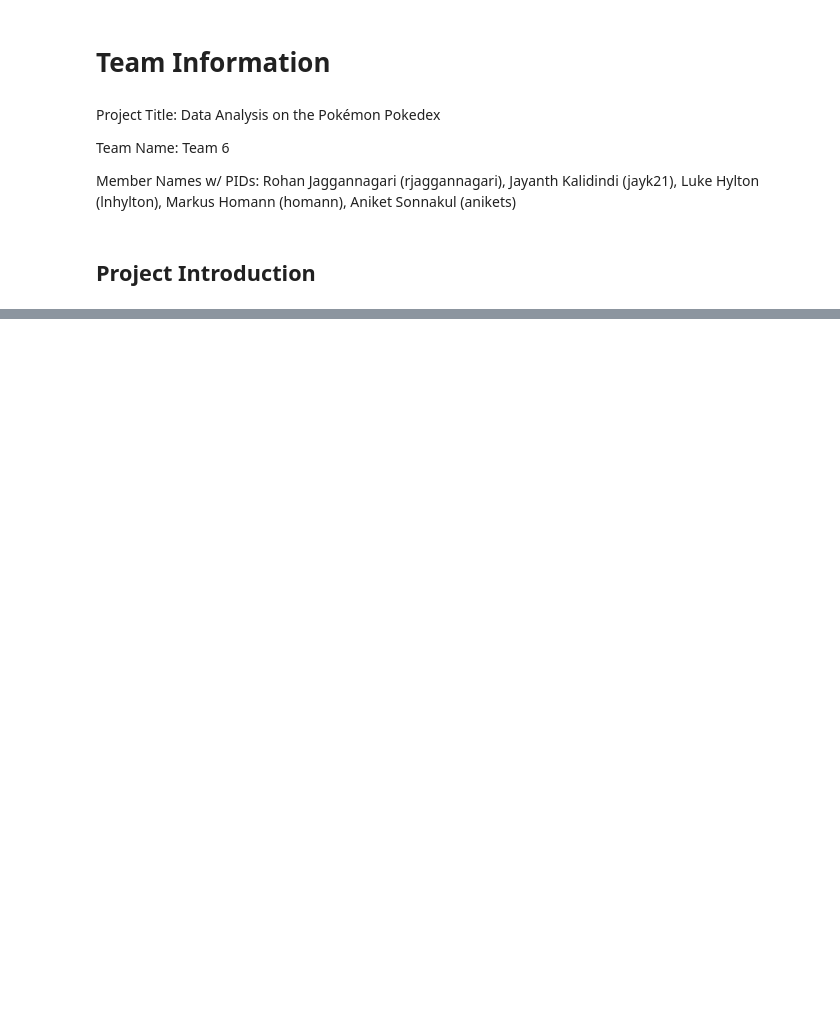
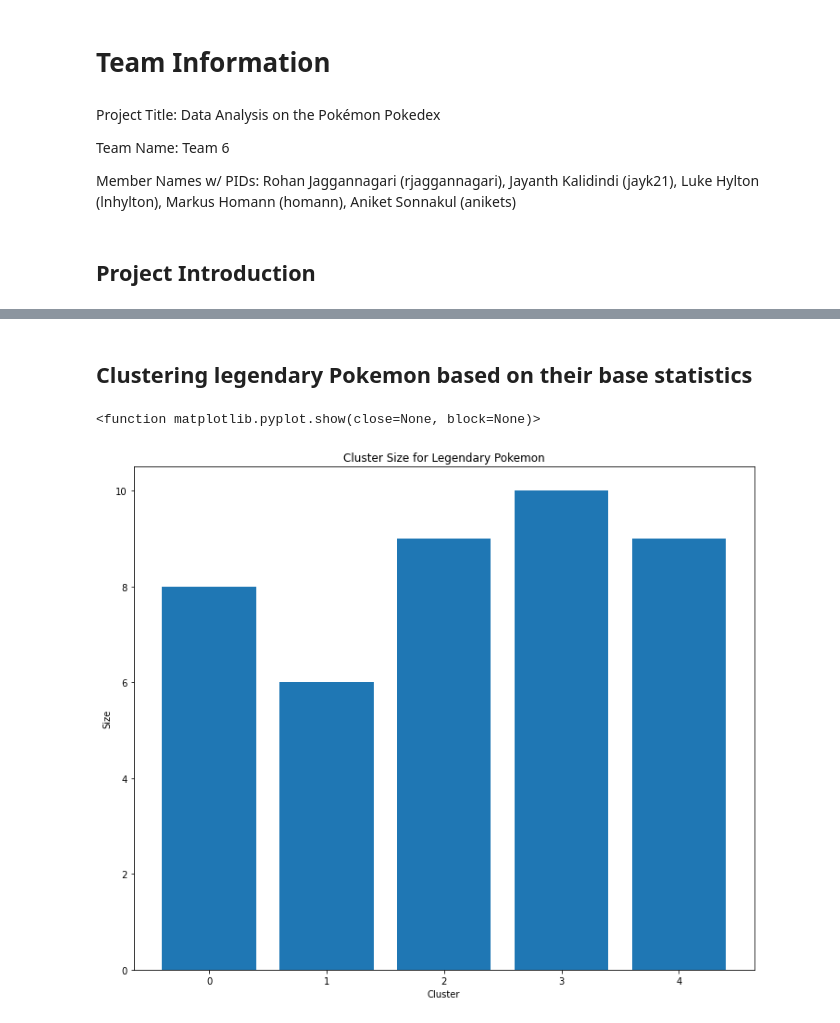
Before and after one commit to rjaggannagari/3654-Data-Science-Project, a Jupyter notebook: Project1.ipynb, the cells around one changed output, grey strips where cells are left out. Saved outputs shown, nothing was run; the diff lists cells and outputs as text; code cells hidden in the pictures; blank space fills up the shorter version.

```diff
--- a/Project1.ipynb
+++ b/Project1.ipynb
@@ -16,0 +33,8 @@ Potential Source Data: https://pokemondb.net/, https://www.serebii.net/pokemongo
+# %%
+# Read in the data
+pokemon_data_df = pandas.read_csv('pokemon_data.csv')
+pokemon_abilities_df = pandas.read_csv('pokemon_abilities.csv')
+
+# Output the shape of the data
+print("Shape of first dataset is " + str(pokemon_data_df.shape))
+print("Shape of second dataset is " + str(pokemon_abilities_df.shape))
@@ -16,0 +88,43 @@ Potential Source Data: https://pokemondb.net/, https://www.serebii.net/pokemongo
+# %% [markdown]
+## Clustering legendary Pokemon based on their base statistics
+# %%
+# Makes a copy of the data from above
+legendary_df = pokemon_df.copy()
+
+# Filters based on whether it is legendary or not
+legendary_df = legendary_df[legendary_df['Legendary']]
+
+# Only use columns with statistics
+legendary_df = legendary_df.iloc[:, [1, 4, 5, 6, 7, 8, 9]]
+
+# Get rid of the index and reset it to the name
+legendary_df = legendary_df.reset_index()
+legendary_df = legendary_df.drop(['index'], axis = 1)
+legendary_df = legendary_df.set_index('Name')
+
+# Clustering the data into a specfic amount of clusters
+chosen_cluster_val = 5
+specfic_clusters = sklearn.cluster.KMeans(n_clusters = chosen_cluster_val)
+specfic_clusters.init = legendary_df.iloc[:chosen_cluster_val,:]
+cluster_df = specfic_clusters.fit_predict(legendary_df)
+
+# Puts the data into a dataframe
+clustered_legendary = pandas.DataFrame(cluster_df, columns = ['Cluster'], index = legendary_df.index)
+clustered_legendary = clustered_legendary.sort_values('Cluster')
+
+# Dataframe to show size per cluster
+cluster_size = numpy.bincount(clustered_legendary['Cluster'])
+cluster_total_df = pandas.DataFrame({'Size': cluster_size})
+cluster_total_df = cluster_total_df.reset_index().rename(columns={'index': 'Cluster'})
+
+# Bar chart to show cluster size
+fig, ax = plt.subplots(figsize=(12, 10))
+plt.bar(cluster_total_df['Cluster'], cluster_total_df['Size'])
+plt.xticks(cluster_total_df.index, cluster_total_df.index)
+plt.xlabel('Cluster')
+plt.ylabel('Size')
+plt.title('Cluster Size for Legendary Pokemon')
+plt.show
+# %% [output]
+<function matplotlib.pyplot.show(close=None, block=None)>
+[figure, added]
```
Also changed, not shown: parts of 10 cells of this notebook.
